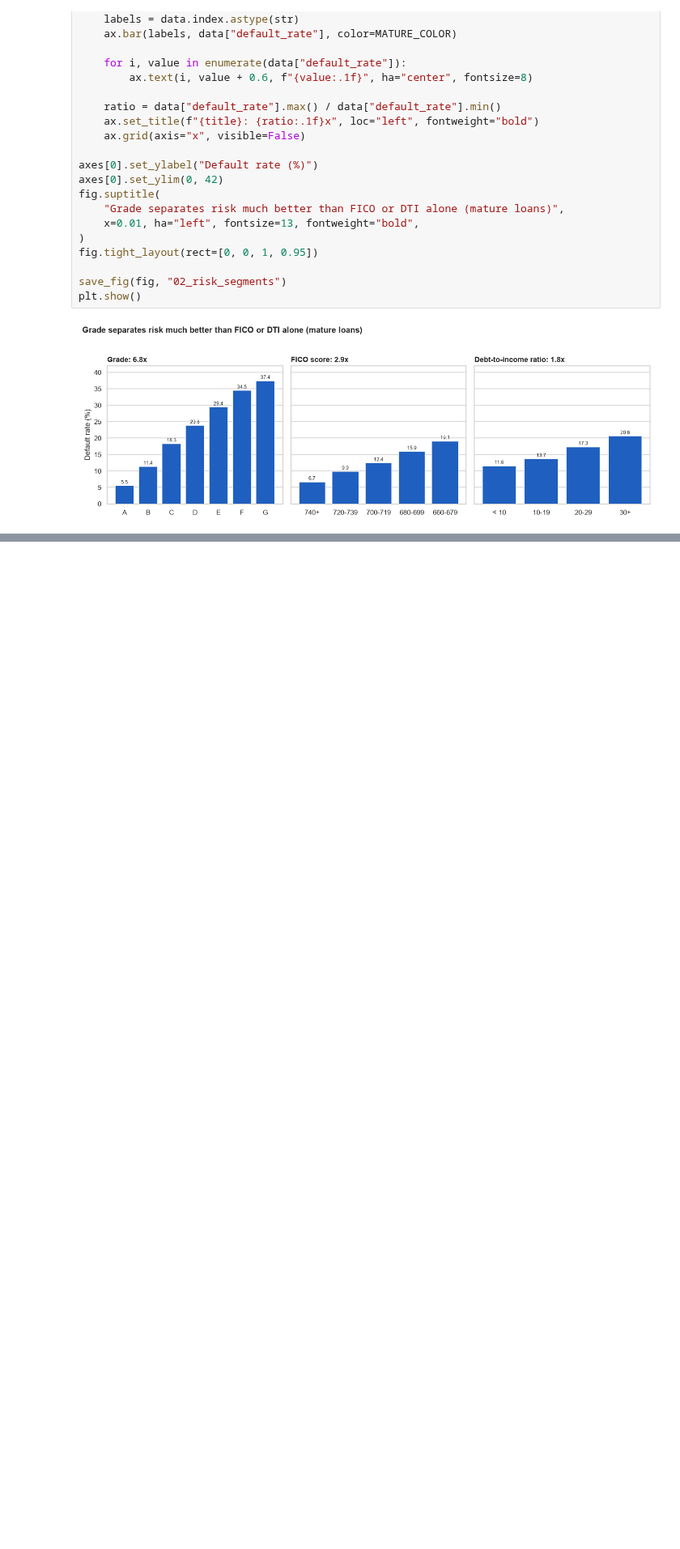
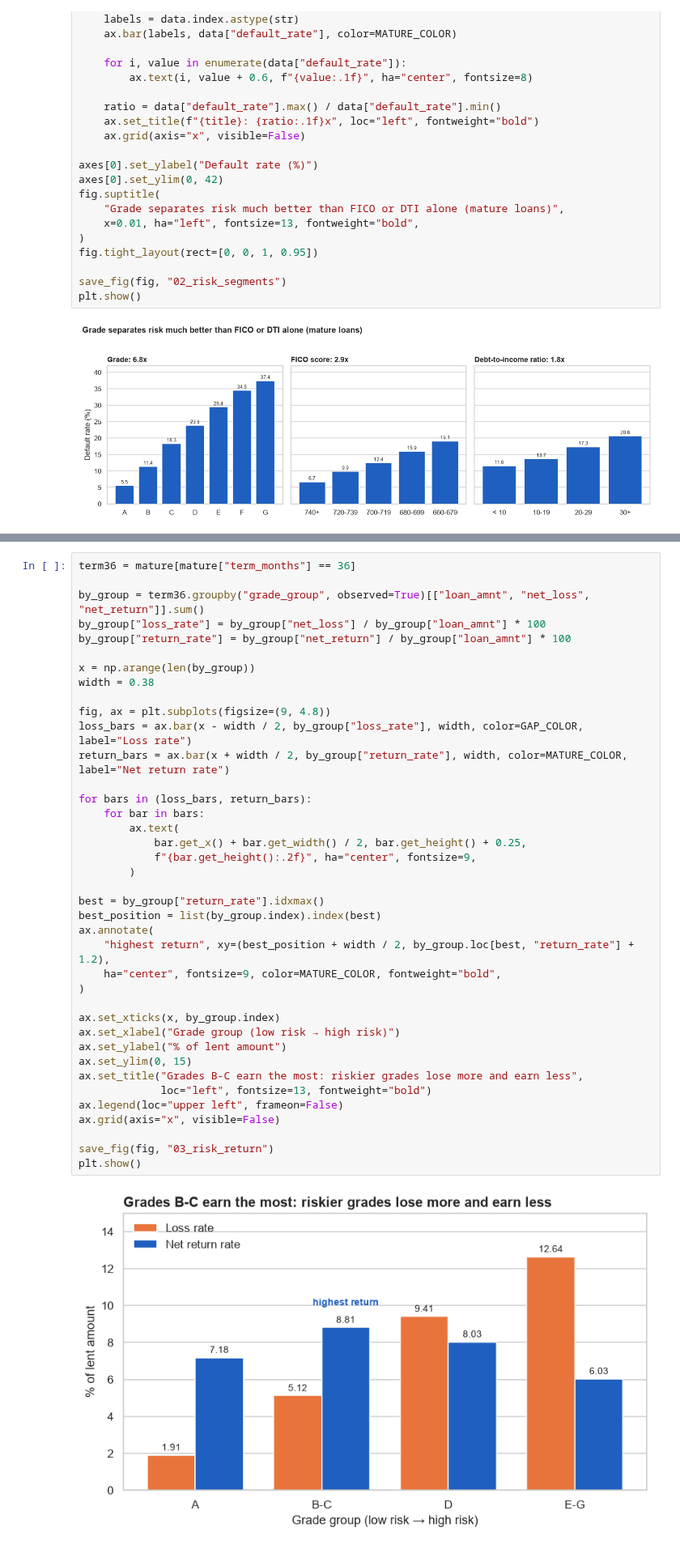
Before and after one commit to CavitDursun07/lending_club_credit_risk, a Jupyter notebook: notebooks/03_eda.ipynb, the cells around one changed output, grey strips where cells are left out. Shown at 81% size. Cells and saved outputs as stored; diff of their text form; blank space fills up the shorter version.

Commit message:
Add risk and return chart by grade group

```diff
--- a/notebooks/03_eda.ipynb
+++ b/notebooks/03_eda.ipynb
@@ -182,0 +187,41 @@ plt.show()
+# %%
+term36 = mature[mature["term_months"] == 36]
+
+by_group = term36.groupby("grade_group", observed=True)[["loan_amnt", "net_loss", "net_return"]].sum()
+by_group["loss_rate"] = by_group["net_loss"] / by_group["loan_amnt"] * 100
+by_group["return_rate"] = by_group["net_return"] / by_group["loan_amnt"] * 100
+
+x = np.arange(len(by_group))
+width = 0.38
+
+fig, ax = plt.subplots(figsize=(9, 4.8))
+loss_bars = ax.bar(x - width / 2, by_group["loss_rate"], width, color=GAP_COLOR, label="Loss rate")
+return_bars = ax.bar(x + width / 2, by_group["return_rate"], width, color=MATURE_COLOR, label="Net return rate")
+
+for bars in (loss_bars, return_bars):
+    for bar in bars:
+        ax.text(
+            bar.get_x() + bar.get_width() / 2, bar.get_height() + 0.25,
+            f"{bar.get_height():.2f}", ha="center", fontsize=9,
+        )
+
+best = by_group["return_rate"].idxmax()
+best_position = list(by_group.index).index(best)
+ax.annotate(
+    "highest return", xy=(best_position + width / 2, by_group.loc[best, "return_rate"] + 1.2),
+    ha="center", fontsize=9, color=MATURE_COLOR, fontweight="bold",
+)
+
+ax.set_xticks(x, by_group.index)
+ax.set_xlabel("Grade group (low risk → high risk)")
+ax.set_ylabel("% of lent amount")
+ax.set_ylim(0, 15)
+ax.set_title("Grades B-C earn the most: riskier grades lose more and earn less",
+             loc="left", fontsize=13, fontweight="bold")
+ax.legend(loc="upper left", frameon=False)
+ax.grid(axis="x", visible=False)
+
+save_fig(fig, "03_risk_return")
+plt.show()
+# %% [output]
+[figure, added]
```
Also changed, not shown: parts of 1 cell of this notebook, 1 other file.
